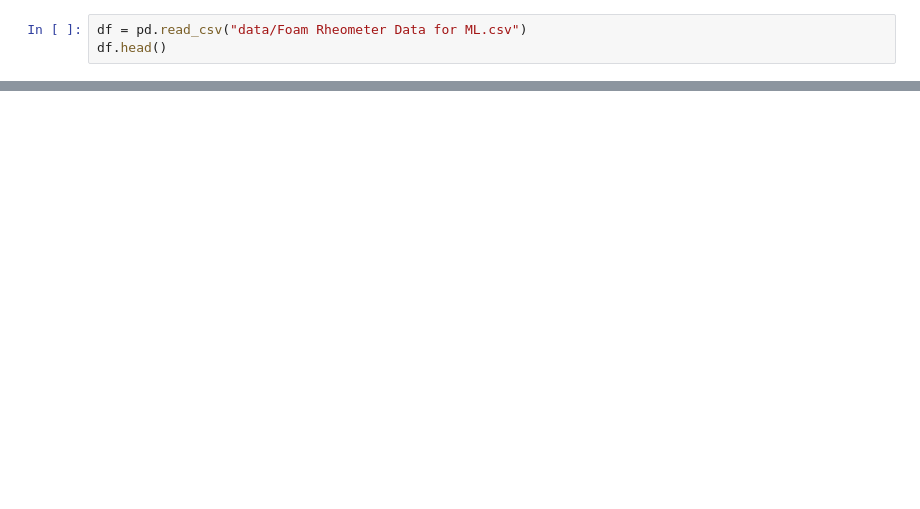
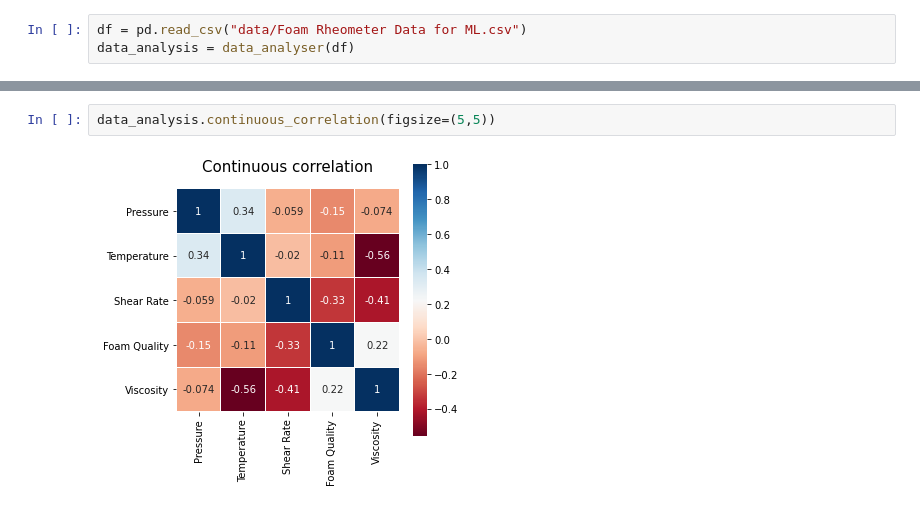
Before and after one commit to MattRHall/Oil-Viscoscity-Modelling-ANN, a Jupyter notebook: Random_Forrest.ipynb, the cells around one changed output, grey strips where cells are left out. Saved outputs shown, nothing was run; the diff lists cells and outputs as text; blank space fills up the shorter version.

```diff
--- a/Random_Forrest.ipynb
+++ b/Random_Forrest.ipynb
@@ -10,3 +15,3 @@ from sklearn.model_selection import GridSearchCV
 # %%
 df = pd.read_csv("data/Foam Rheometer Data for ML.csv")
-df.head()
+data_analysis = data_analyser(df)
@@ -37,0 +39,4 @@ Index(['Pressure', 'Temperature', 'Concentration', 'Chelating Agent',
+# %%
+data_analysis.continuous_correlation(figsize=(5,5))
+# %% [output]
+[figure, added]
```
Also changed, not shown: parts of 28 cells of this notebook, 3 other files.
